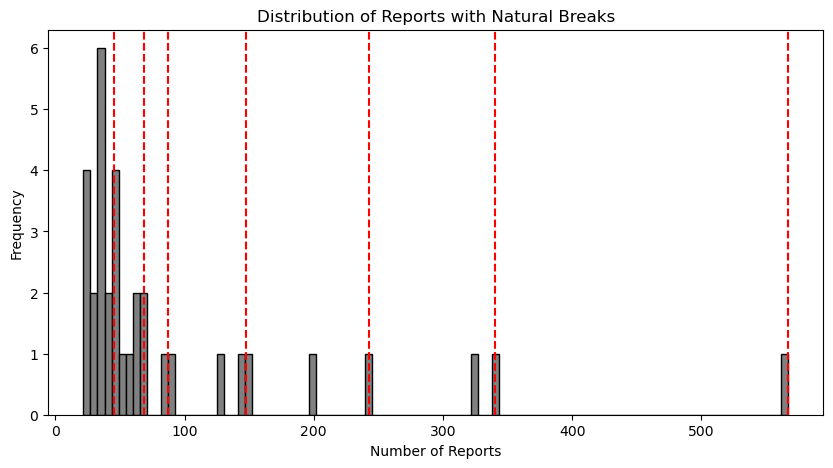
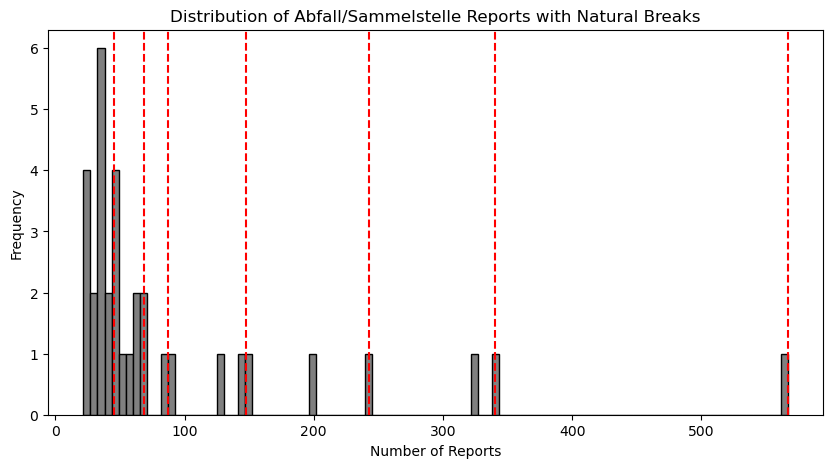
The notebook cell's code change between the first figure and the second:
--- before
+++ after
@@ -53,4 +53,5 @@
 plt.hist(category_quartier_popsize["Abfallreports_per_capita"], bins=100, color= "grey",edgecolor="black")
 
+# Draw red lines at the Natural Break position
 for i in breaks:
     plt.axvline(i, color="red", linestyle="--")
@@ -59,5 +60,6 @@
 plt.xlabel("Number of Reports")
 plt.ylabel("Frequency")
-pop_size.head()
+
+plt.show()
 
 
@@ -65,2 +67,3 @@
 
 
+

Commit: make functions of question 3 more reproducable